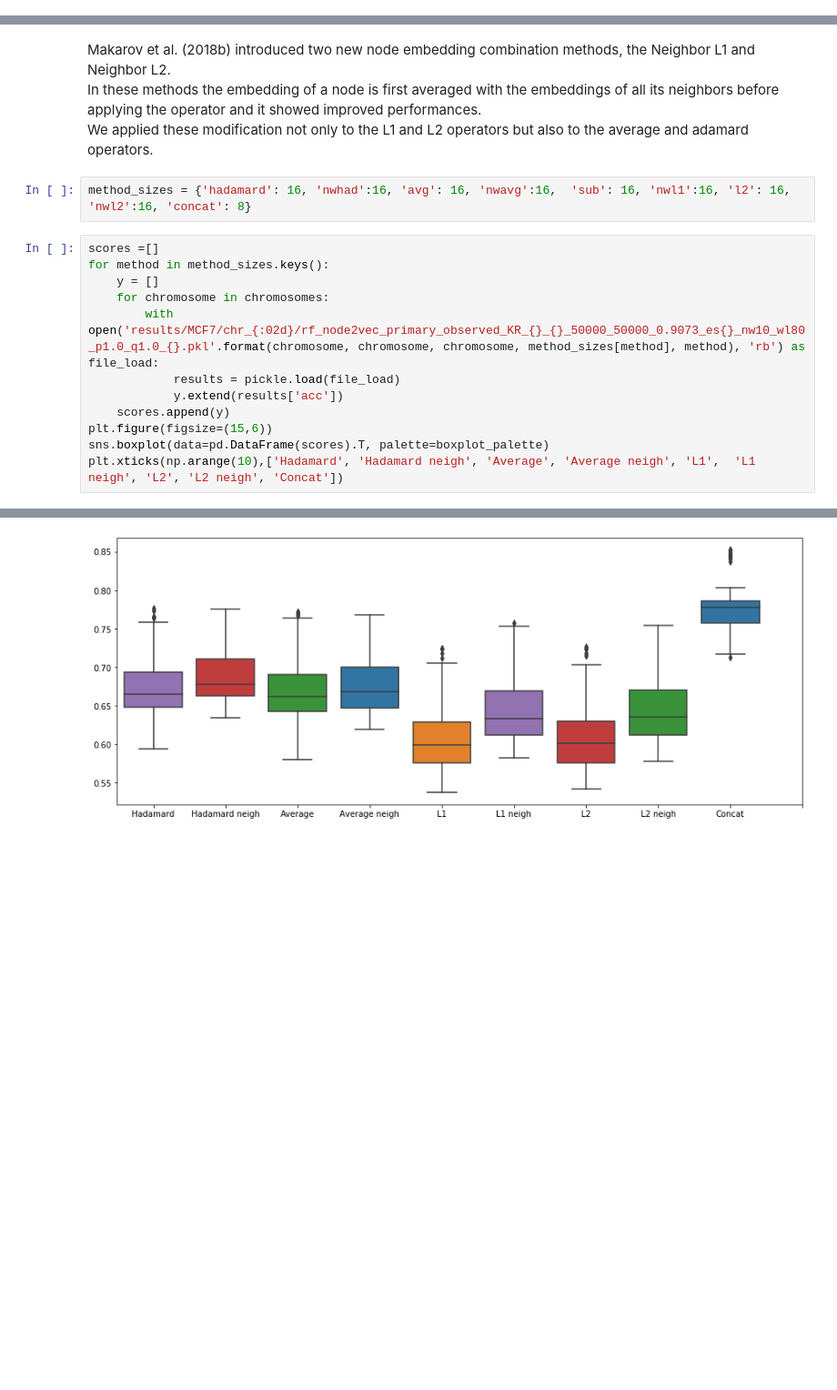
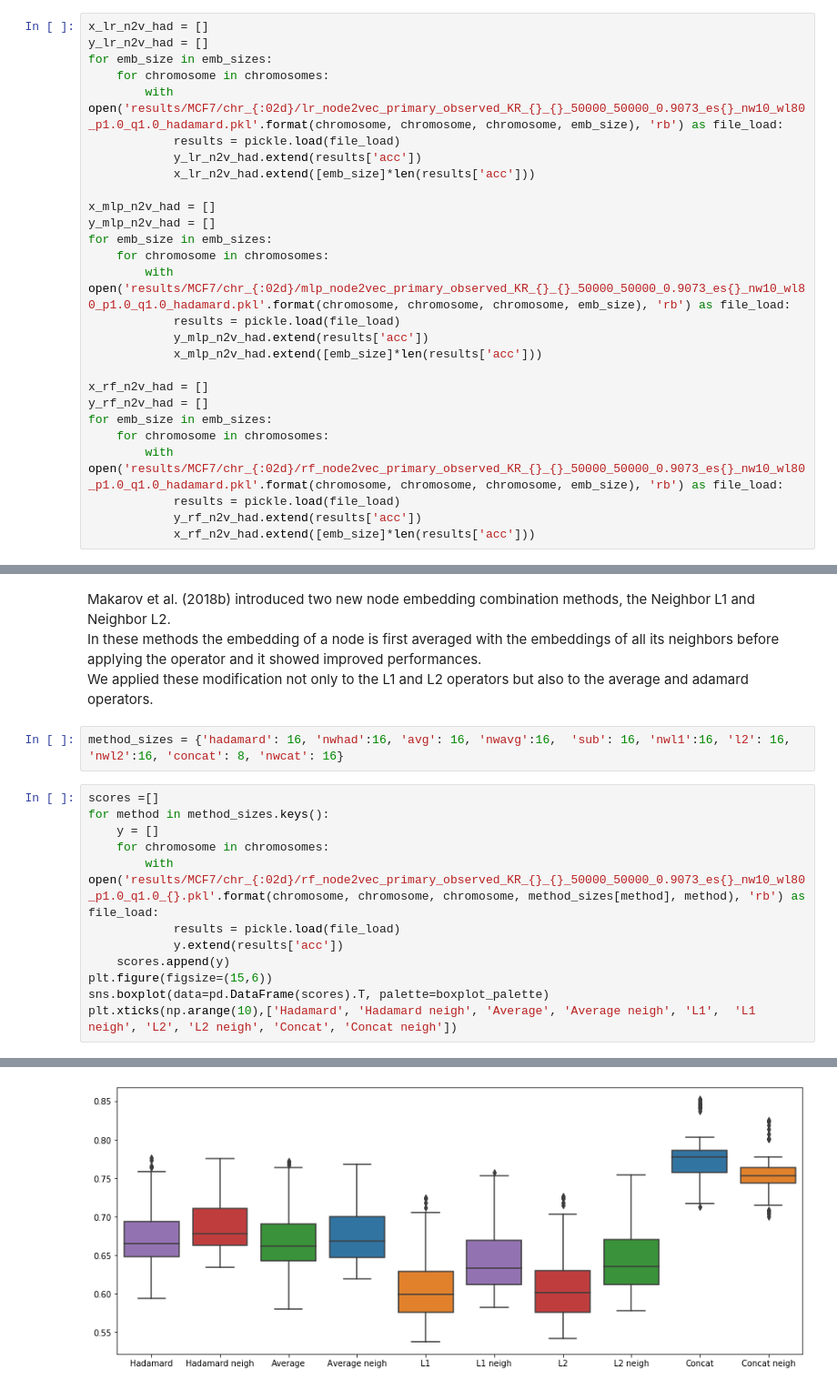
Before and after one commit to marcovarrone/gene-expression-chromatin, a Jupyter notebook: src/link_prediction/09_plots.ipynb, the cells around one changed output, grey strips where cells are left out. Shown at 91% size. Drawn from its saved outputs; the diff is of its cells as text; blank space fills up the shorter version.

```diff
--- a/src/link_prediction/09_plots.ipynb
+++ b/src/link_prediction/09_plots.ipynb
@@ -74,0 +77,27 @@ plt.legend(['SVD', 'node2vec'])
+# %%
+x_lr_n2v_had = []
+y_lr_n2v_had = []
+for emb_size in emb_sizes:
+    for chromosome in chromosomes:
+        with open('results/MCF7/chr_{:02d}/lr_node2vec_primary_observed_KR_{}_{}_50000_50000_0.9073_es{}_nw10_wl80_p1.0_q1.0_hadamard.pkl'.format(chromosome, chromosome, chromosome, emb_size), 'rb') as file_load:
+            results = pickle.load(file_load)
+            y_lr_n2v_had.extend(results['acc'])
+            x_lr_n2v_had.extend([emb_size]*len(results['acc']))
+
+x_mlp_n2v_had = []
+y_mlp_n2v_had = []
+for emb_size in emb_sizes:
+    for chromosome in chromosomes:
+        with open('results/MCF7/chr_{:02d}/mlp_node2vec_primary_observed_KR_{}_{}_50000_50000_0.9073_es{}_nw10_wl80_p1.0_q1.0_hadamard.pkl'.format(chromosome, chromosome, chromosome, emb_size), 'rb') as file_load:
+            results = pickle.load(file_load)
+            y_mlp_n2v_had.extend(results['acc'])
+            x_mlp_n2v_had.extend([emb_size]*len(results['acc']))
+
+x_rf_n2v_had = []
+y_rf_n2v_had = []
+for emb_size in emb_sizes:
+    for chromosome in chromosomes:
+        with open('results/MCF7/chr_{:02d}/rf_node2vec_primary_observed_KR_{}_{}_50000_50000_0.9073_es{}_nw10_wl80_p1.0_q1.0_hadamard.pkl'.format(chromosome, chromosome, chromosome, emb_size), 'rb') as file_load:
+            results = pickle.load(file_load)
+            y_rf_n2v_had.extend(results['acc'])
+            x_rf_n2v_had.extend([emb_size]*len(results['acc']))
@@ -173,7 +214,7 @@ Makarov et al. (2018b) introduced two new node embedding combination methods, th
 In these methods the embedding of a node is first averaged with the embeddings of all its neighbors before applying the operator and it showed improved performances.<br>
 We applied these modification not only to the L1 and L2 operators but also to the average and adamard operators.
 # %%
-method_sizes = {'hadamard': 16, 'nwhad':16, 'avg': 16, 'nwavg':16,  'sub': 16, 'nwl1':16, 'l2': 16, 'nwl2':16, 'concat': 8}
+method_sizes = {'hadamard': 16, 'nwhad':16, 'avg': 16, 'nwavg':16,  'sub': 16, 'nwl1':16, 'l2': 16, 'nwl2':16, 'concat': 8, 'nwcat': 16}
 # %%
 scores =[]
 for method in method_sizes.keys():
@@ -185,7 +226,7 @@ for method in method_sizes.keys():
     scores.append(y)
 plt.figure(figsize=(15,6))
 sns.boxplot(data=pd.DataFrame(scores).T, palette=boxplot_palette)
-plt.xticks(np.arange(10),['Hadamard', 'Hadamard neigh', 'Average', 'Average neigh', 'L1',  'L1 neigh', 'L2', 'L2 neigh', 'Concat'])
+plt.xticks(np.arange(10),['Hadamard', 'Hadamard neigh', 'Average', 'Average neigh', 'L1',  'L1 neigh', 'L2', 'L2 neigh', 'Concat', 'Concat neigh'])
 # %% [output]
 ([<matplotlib.axis.XTick at 0x...>,
   <matplotlib.axis.XTick at 0x...>,
@@ -201 +242 @@ plt.xticks(np.arange(10),['Hadamard', 'Hadamard neigh', 'Average', 'Average neig
-[figure, old version]
+[figure, new version]
```
Also changed, not shown: parts of 3 cells of this notebook.
